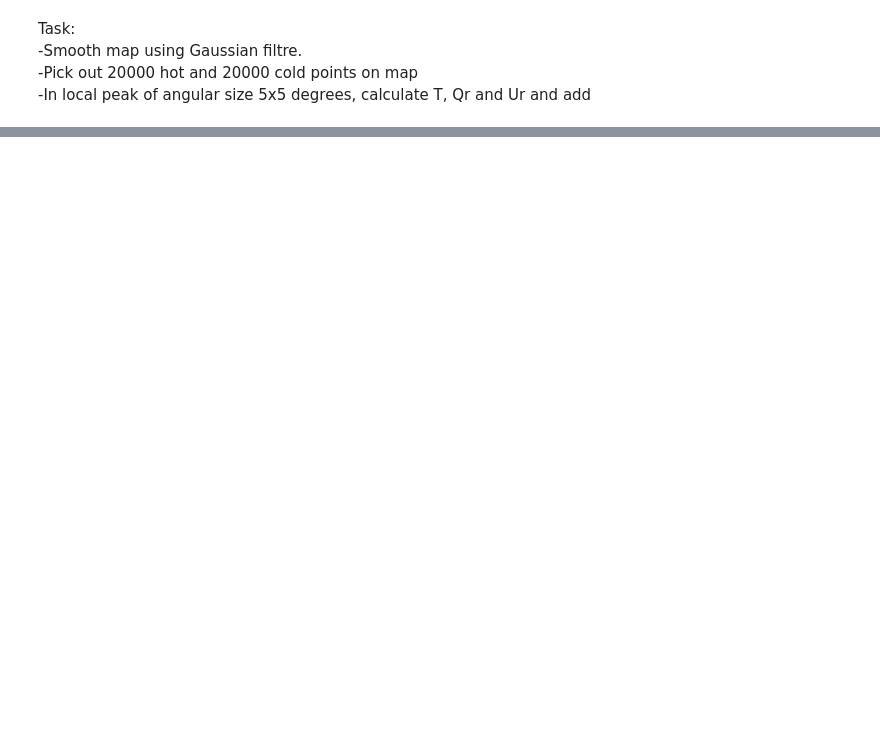
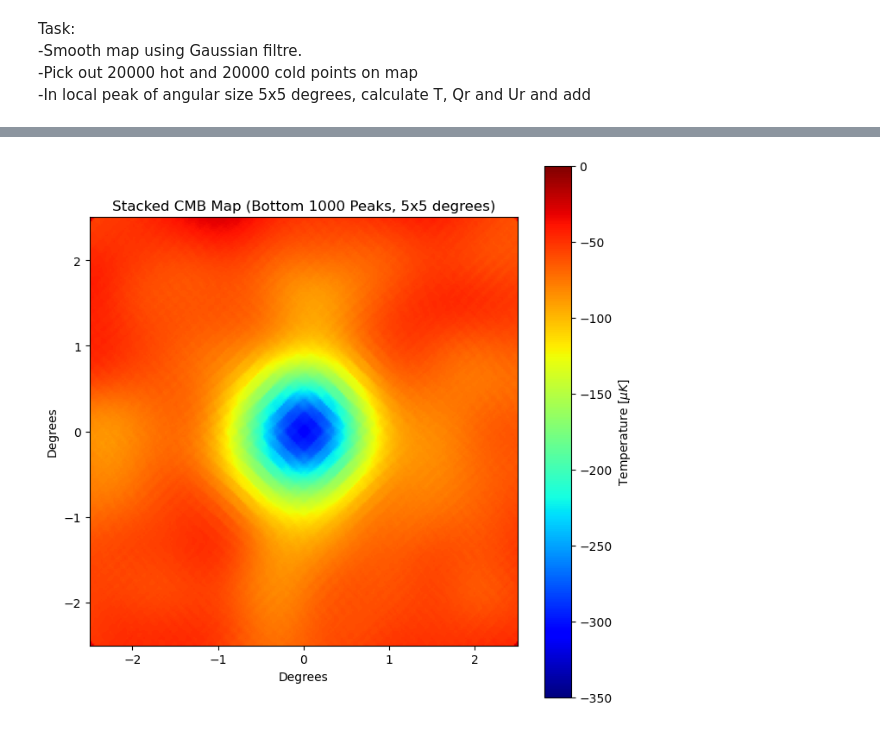
Before and after one commit to dlehdgk/CosmoSummerSchool2024, a Jupyter notebook: CMB/CMB_task4.ipynb, the cells around one changed output, grey strips where cells are left out. Cells and saved outputs as stored; diff of their text form; code cells hidden in the pictures; blank space fills up the shorter version.

```diff
--- a/CMB/CMB_task4.ipynb
+++ b/CMB/CMB_task4.ipynb
@@ -113,0 +225,16 @@ IndexError: index 1161173 is out of bounds for axis 0 with size 3
+# %%
+plt.figure(figsize=(8, 8))
+plt.imshow(
+    min_stacked[0, :, :],
+    extent=(-2.5, 2.5, -2.5, 2.5),
+    cmap="jet",
+    vmin=-350,
+    vmax=0,
+)
+plt.colorbar(label="Temperature [$\mu K$]")
+plt.title(r"Stacked CMB Map (Bottom %.d Peaks, 5x5 degrees)" % no_spots)
+plt.xlabel("Degrees")
+plt.ylabel("Degrees")
+plt.show()
+# %% [output]
+[figure, added]
```
Also changed, not shown: parts of 11 cells of this notebook, 3 other files.
